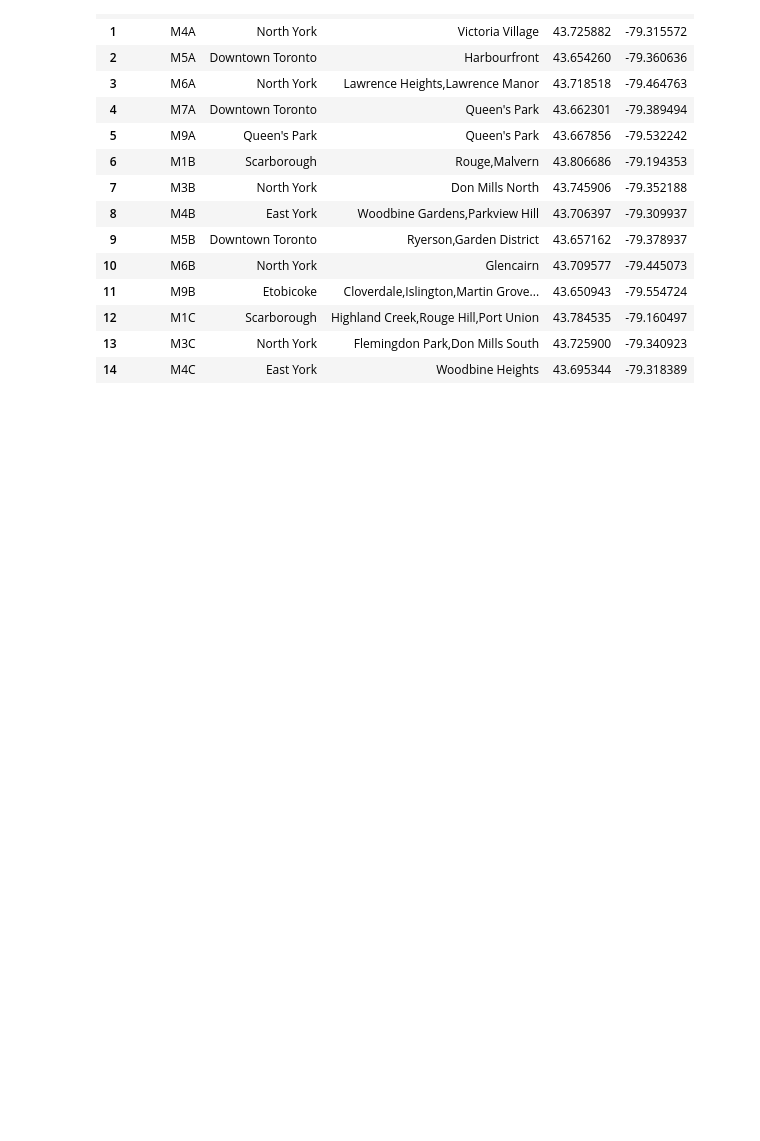
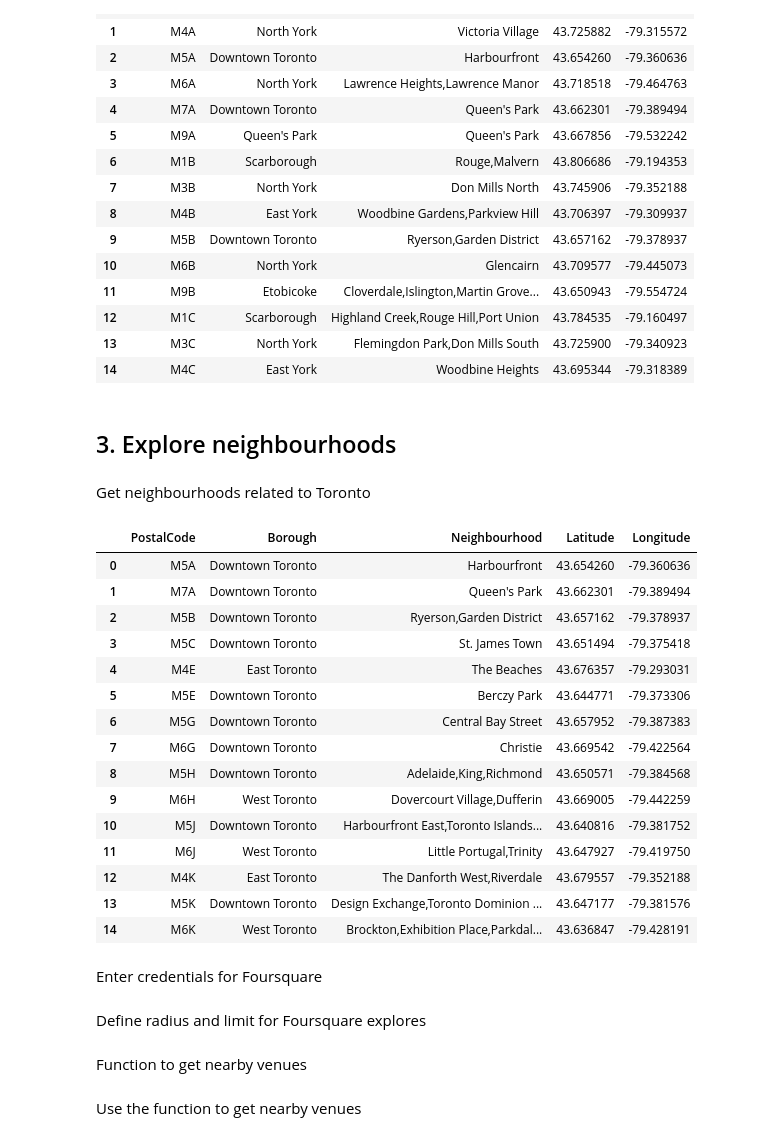
Before and after one commit to zekaimon/Coursera_Capstone, a Jupyter notebook: AssignmentWeek3.ipynb, the cells around one changed output. Drawn from its saved outputs; the diff is of its cells as text; code cells hidden in the pictures; blank space fills up the shorter version.

```diff
--- a/AssignmentWeek3.ipynb
+++ b/AssignmentWeek3.ipynb
@@ -193,3 +204,30 @@ neigh_df.head(15)
 | 12 | M1C | Scarborough | Highland Creek,Rouge Hill,Port Union | 43.784535 | -79.160497 |
 | 13 | M3C | North York | Flemingdon Park,Don Mills South | 43.725900 | -79.340923 |
 | 14 | M4C | East York | Woodbine Heights | 43.695344 | -79.318389 |
+# %% [markdown]
+## 3. Explore neighbourhoods
+# %% [markdown]
+Get neighbourhoods related to Toronto
+# %%
+toronto_df = neigh_df[neigh_df['Borough'].str.contains('Toronto')]
+toronto_df.reset_index(inplace=True, drop=True)
+toronto_df.head(15)
+# %% [output]
+|  | PostalCode | Borough | Neighbourhood | Latitude | Longitude |
+| 0 | M5A | Downtown Toronto | Harbourfront | 43.654260 | -79.360636 |
+| 1 | M7A | Downtown Toronto | Queen's Park | 43.662301 | -79.389494 |
+| 2 | M5B | Downtown Toronto | Ryerson,Garden District | 43.657162 | -79.378937 |
+| 3 | M5C | Downtown Toronto | St. James Town | 43.651494 | -79.375418 |
+| 4 | M4E | East Toronto | The Beaches | 43.676357 | -79.293031 |
+| 5 | M5E | Downtown Toronto | Berczy Park | 43.644771 | -79.373306 |
+| 6 | M5G | Downtown Toronto | Central Bay Street | 43.657952 | -79.387383 |
+| 7 | M6G | Downtown Toronto | Christie | 43.669542 | -79.422564 |
+| 8 | M5H | Downtown Toronto | Adelaide,King,Richmond | 43.650571 | -79.384568 |
+| 9 | M6H | West Toronto | Dovercourt Village,Dufferin | 43.669005 | -79.442259 |
+| 10 | M5J | Downtown Toronto | Harbourfront East,Toronto Islands... | 43.640816 | -79.381752 |
+| 11 | M6J | West Toronto | Little Portugal,Trinity | 43.647927 | -79.419750 |
+| 12 | M4K | East Toronto | The Danforth West,Riverdale | 43.679557 | -79.352188 |
+| 13 | M5K | Downtown Toronto | Design Exchange,Toronto Dominion ... | 43.647177 | -79.381576 |
+| 14 | M6K | West Toronto | Brockton,Exhibition Place,Parkdal... | 43.636847 | -79.428191 |
+# %% [markdown]
+Enter credentials for Foursquare
@@ -195,0 +238,2 @@ neigh_df.head(15)
+# %% [markdown]
+Define radius and limit for Foursquare explores
@@ -195,0 +243,2 @@ neigh_df.head(15)
+# %% [markdown]
+Function to get nearby venues
@@ -195,0 +285,2 @@ neigh_df.head(15)
+# %% [markdown]
+Use the function to get nearby venues
```
Also changed, not shown: parts of 29 cells of this notebook.
